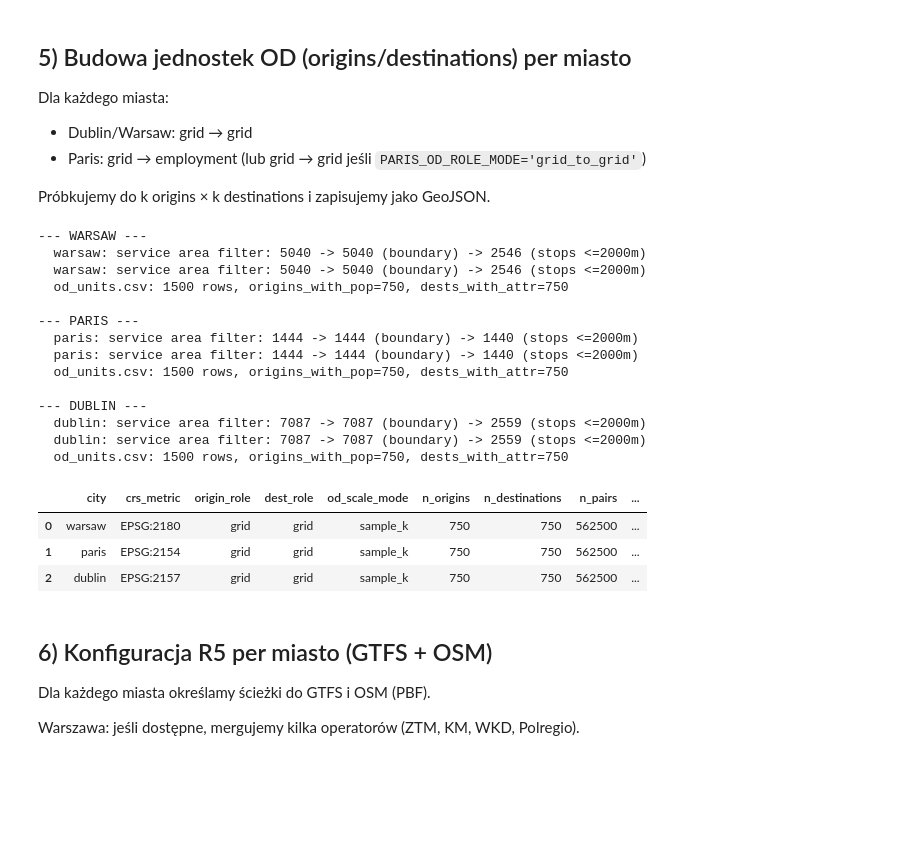
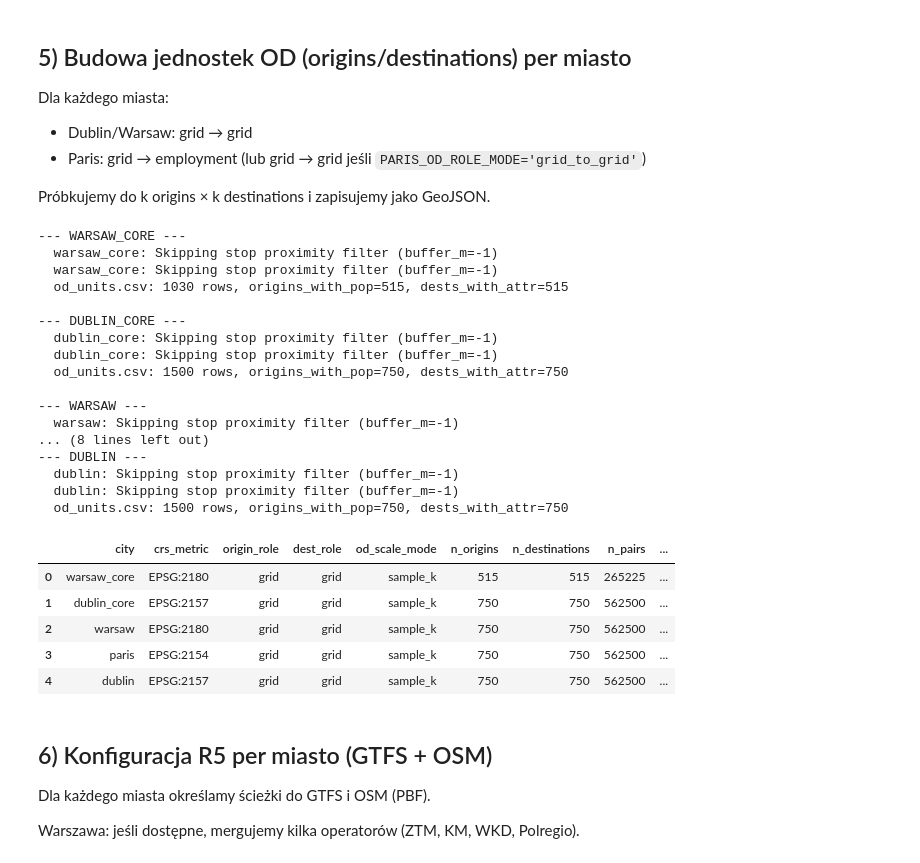
Before and after one commit to Michciak/Masters, a Jupyter notebook: Netobooks/etap3.ipynb, the cells around one changed output. Saved outputs shown, nothing was run; the diff lists cells and outputs as text; code cells hidden in the pictures; blank space fills up the shorter version.

```diff
--- a/Netobooks/etap3.ipynb
+++ b/Netobooks/etap3.ipynb
@@ -100,20 +100,24 @@ OUT_DIR.mkdir(parents=True, exist_ok=True)
 if not ARTIFACTS_ETAP1.exists():
     raise FileNotFoundError(f'Missing Etap1 artifacts index: {ARTIFACTS_ETAP1}')
 
-CITIES = [ 'warsaw', 'paris', 'dublin']
+CITIES = ['warsaw_core', 'dublin_core', 'warsaw', 'paris', 'dublin']
 
 CITY_CRS_METRIC = {
     'dublin': 'EPSG:2157',
+    'dublin_core': 'EPSG:2157',
     'paris': 'EPSG:2154',
     'warsaw': 'EPSG:2180',
+    'warsaw_core': 'EPSG:2180',
 }
 
 # --- Ścieżki do granic administracyjnych (z Etapu I, cached w Data/) ---
 DATA_DIR = ROOT / 'Data'
 CITY_ADMIN_BOUNDARY_PATH = {
     'dublin': DATA_DIR / 'Dublin' / 'boundary_admin.geojson',
+    'dublin_core': DATA_DIR / 'Dublin' / 'boundary_admin.geojson',
     'paris': DATA_DIR / 'Paris' / 'boundary_admin.geojson',
     'warsaw': DATA_DIR / 'Warsaw' / 'boundary_admin.geojson',
+    'warsaw_core': DATA_DIR / 'Warsaw' / 'boundary_admin.geojson',
 }
 
 # --- Parametry OD (skalowanie) ---
@@ -126,7 +130,7 @@ PARIS_OD_ROLE_MODE: str = 'grid_to_grid'
 
 # --- Filtrowanie OD do obszaru obsługi (admin boundary + bliskość przystanków) ---
 USE_ADMIN_BOUNDARY_FILTER: bool = True
-STOPS_PROXIMITY_BUFFER_M: int = 2000  # komórki dalej niż 2 km od przystanku → odrzucamy
+STOPS_PROXIMITY_BUFFER_M: int = 3000
 
 # --- Parametry podróży (R5) ---
 ANALYSIS_DATE_YYYYMMDD: Optional[str] = None
@@ -273,7 +277,7 @@ def build_inputs(city: str) -> CityInputs:
     return CityInputs(city=city, gtfs_tables=gtfs_tables, spatial_layers=spatial_layers)
 
 
-inputs_by_city: Dict[str, CityInputs] = {c: build_inputs(c) for c in CITIES}
+inputs_by_city: Dict[str, CityInputs] = {c: build_inputs(c.replace('_core','')) for c in CITIES}
 inputs_by_city
 
 
@@ -493,18 +532,19 @@ def load_od_units(city: str, role: str) -> gpd.GeoDataFrame:
     - 'employment' -> employment zones (Paris) / work_zones (Dublin)
     """
     cin = inputs_by_city[city]
-    if city == 'dublin':
+    city_key = city.replace('_core', '')
+    if city_key == 'dublin':
         if role == 'grid':
             layer_name = 'grid_1km'
         elif role == 'employment':
             layer_name = 'work_zones'
         else:
             raise ValueError(f'dublin: role must be grid or employment, got {role}')
-    elif city == 'warsaw':
+    elif city_key == 'warsaw':
         if role != 'grid':
             raise ValueError(f'{city}: only role=grid supported')
         layer_name = 'grid_1km'
-    elif city == 'paris':
+    elif city_key == 'paris':
         if role == 'grid':
             layer_name = 'pop_grid_1km'
         elif role == 'employment':
@@ -518,12 +558,12 @@ def load_od_units(city: str, role: str) -> gpd.GeoDataFrame:
         raise KeyError(f'{city}: missing spatial layer in Etap1 artifacts: {layer_name}')
 
     gdf = gpd.read_file(cin.spatial_layers[layer_name])
-    gdf = _ensure_crs(gdf, CITY_CRS_METRIC[city])
+    gdf = _ensure_crs(gdf, CITY_CRS_METRIC[city_key])
     gdf = gdf[~gdf.geometry.is_empty & gdf.geometry.notna()].copy()
 
     # --- Normalizacja atrybutów popytowych → ujednolicone nazwy 'pop' i 'jobs' ---
-    pop_col = CITY_POP_COLUMN.get(city)
-    jobs_col = CITY_JOBS_COLUMN.get(city)
+    pop_col = CITY_POP_COLUMN.get(city_key)
+    jobs_col = CITY_JOBS_COLUMN.get(city_key)
 
     if pop_col and pop_col in gdf.columns and 'pop' not in gdf.columns:
         gdf['pop'] = pd.to_numeric(gdf[pop_col], errors='coerce')
@@ -534,7 +574,7 @@ def load_od_units(city: str, role: str) -> gpd.GeoDataFrame:
         gdf['jobs'] = pd.to_numeric(gdf[jobs_col], errors='coerce')
 
     # Paris pop_grid: kolumna 'Z' → 'pop' (fallback)
-    if city == 'paris' and role == 'grid' and 'pop' not in gdf.columns and 'Z' in gdf.columns:
+    if city_key == 'paris' and role == 'grid' and 'pop' not in gdf.columns and 'Z' in gdf.columns:
         gdf['pop'] = pd.to_numeric(gdf['Z'], errors='coerce')
 
     return gdf
@@ -608,8 +648,10 @@ for city in CITIES:
     (city_dir / 'qc').mkdir(parents=True, exist_ok=True)
     (city_dir / 'reports').mkdir(parents=True, exist_ok=True)
 
+    city_key = city.replace('_core', '')
+
     # --- role modes ---
-    if city == 'paris':
+    if city_key == 'paris':
         if PARIS_OD_ROLE_MODE == 'grid_to_grid':
             origin_role, dest_role = 'grid', 'grid'
         else:
@@ -622,8 +664,8 @@ for city in CITIES:
 
     # Filtruj do obszaru obsługi (admin boundary + bliskość przystanków)
     if USE_ADMIN_BOUNDARY_FILTER:
-        units_o, qc_filter_o = filter_units_to_service_area(units_o, city)
-        units_d, qc_filter_d = filter_units_to_service_area(units_d, city)
+        units_o, qc_filter_o = filter_units_to_service_area(units_o, city, buffer_m=-1)
+        units_d, qc_filter_d = filter_units_to_service_area(units_d, city, buffer_m=-1)
         # Zapisz QC filtrowania
         (city_dir / 'qc' / 'od_filter_origins.json').write_text(
             json.dumps(qc_filter_o, ensure_ascii=False, indent=2), encoding='utf-8')
@@ -674,8 +716,8 @@ for city in CITIES:
     origins = cent_o_s[['unit_id', 'geometry']].rename(columns={'unit_id': 'origin_id'}).copy()
     destinations = cent_d_s[['unit_id', 'geometry']].rename(columns={'unit_id': 'dest_id'}).copy()
 
-    origins = gpd.GeoDataFrame(origins, geometry='geometry', crs=CITY_CRS_METRIC[city])
-    destinations = gpd.GeoDataFrame(destinations, geometry='geometry', crs=CITY_CRS_METRIC[city])
+    origins = gpd.GeoDataFrame(origins, geometry='geometry', crs=CITY_CRS_METRIC[city_key])
+    destinations = gpd.GeoDataFrame(destinations, geometry='geometry', crs=CITY_CRS_METRIC[city_key])
 
     # zapis
     origins.to_file(city_dir / 'od' / 'origins.geojson', driver='GeoJSON')
@@ -733,50 +775,55 @@ for city in CITIES:
     # walidacje minimalne
     val = {
         'city': city,
-        'crs_metric': CITY_CRS_METRIC[city],
+        'crs_metric': CITY_CRS_METRIC[city_key],
         'origin_role': origin_role,
         'dest_role': dest_role,
         'od_scale_mode': OD_SCALE_MODE,
         'n_origins': int(len(origins)),
         'n_destinations': int(len(destinations)),
         'n_pairs': int(len(origins) * len(destinations)),
         'origins_unique': bool(origins['origin_id'].is_unique),
         'destinations_unique': bool(destinations['dest_id'].is_unique),
         'origins_bounds': list(map(float, origins.total_bounds)),
         'destinations_bounds': list(map(float, destinations.total_bounds)),
         'admin_boundary_filter': USE_ADMIN_BOUNDARY_FILTER,
         'stops_proximity_buffer_m': STOPS_PROXIMITY_BUFFER_M if USE_ADMIN_BOUNDARY_FILTER else None,
         'origins_with_pop': int(n_origins_with_pop),
         'dests_with_attr': int(n_dest_with_attr),
     }
     (city_dir / 'qc' / 'validation_report.json').write_text(
         json.dumps(val, ensure_ascii=False, indent=2), encoding='utf-8')
 
     OD_META_ROWS.append(val)
     od_by_city[city] = {'origins': origins, 'destinations': destinations,
                         'origin_role': origin_role, 'dest_role': dest_role}
 
 OD_META = pd.DataFrame(OD_META_ROWS)
 OD_META
 # %% [output]
---- WARSAW ---
-  warsaw: service area filter: 5040 -> 5040 (boundary) -> 2546 (stops <=2000m)
-  warsaw: service area filter: 5040 -> 5040 (boundary) -> 2546 (stops <=2000m)
+--- WARSAW_CORE ---
+  warsaw_core: Skipping stop proximity filter (buffer_m=-1)
+  warsaw_core: Skipping stop proximity filter (buffer_m=-1)
+  od_units.csv: 1030 rows, origins_with_pop=515, dests_with_attr=515
+
+--- DUBLIN_CORE ---
+  dublin_core: Skipping stop proximity filter (buffer_m=-1)
+  dublin_core: Skipping stop proximity filter (buffer_m=-1)
   od_units.csv: 1500 rows, origins_with_pop=750, dests_with_attr=750
 
---- PARIS ---
-  paris: service area filter: 1444 -> 1444 (boundary) -> 1440 (stops <=2000m)
-  paris: service area filter: 1444 -> 1444 (boundary) -> 1440 (stops <=2000m)
+--- WARSAW ---
+  warsaw: Skipping stop proximity filter (buffer_m=-1)
+... (8 lines left out)
+--- DUBLIN ---
+  dublin: Skipping stop proximity filter (buffer_m=-1)
+  dublin: Skipping stop proximity filter (buffer_m=-1)
   od_units.csv: 1500 rows, origins_with_pop=750, dests_with_attr=750
-
---- DUBLIN ---
-  dublin: service area filter: 7087 -> 7087 (boundary) -> 2559 (stops <=2000m)
-  dublin: service area filter: 7087 -> 7087 (boundary) -> 2559 (stops <=2000m)
-  od_units.csv: 1500 rows, origins_with_pop=750, dests_with_attr=750
 |  | city | crs_metric | origin_role | dest_role | od_scale_mode | n_origins | n_destinations | n_pairs | ... |
-| 0 | warsaw | EPSG:2180 | grid | grid | sample_k | 750 | 750 | 562500 | ... |
-| 1 | paris | EPSG:2154 | grid | grid | sample_k | 750 | 750 | 562500 | ... |
-| 2 | dublin | EPSG:2157 | grid | grid | sample_k | 750 | 750 | 562500 | ... |
+| 0 | warsaw_core | EPSG:2180 | grid | grid | sample_k | 515 | 515 | 265225 | ... |
+| 1 | dublin_core | EPSG:2157 | grid | grid | sample_k | 750 | 750 | 562500 | ... |
+| 2 | warsaw | EPSG:2180 | grid | grid | sample_k | 750 | 750 | 562500 | ... |
+| 3 | paris | EPSG:2154 | grid | grid | sample_k | 750 | 750 | 562500 | ... |
+| 4 | dublin | EPSG:2157 | grid | grid | sample_k | 750 | 750 | 562500 | ... |
 # %% [markdown]
 ## 6) Konfiguracja R5 per miasto (GTFS + OSM)
 
```
Also changed, not shown: parts of 11 cells of this notebook, 1 other file.
